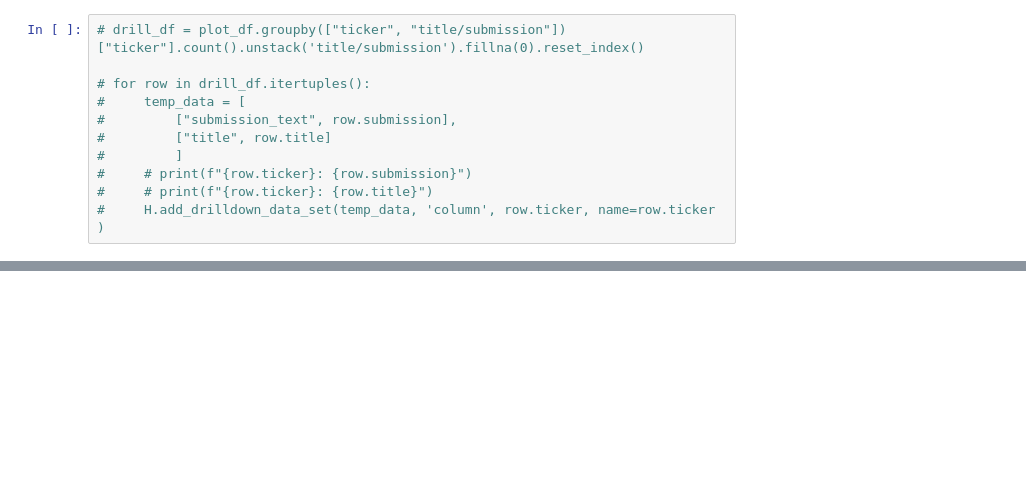
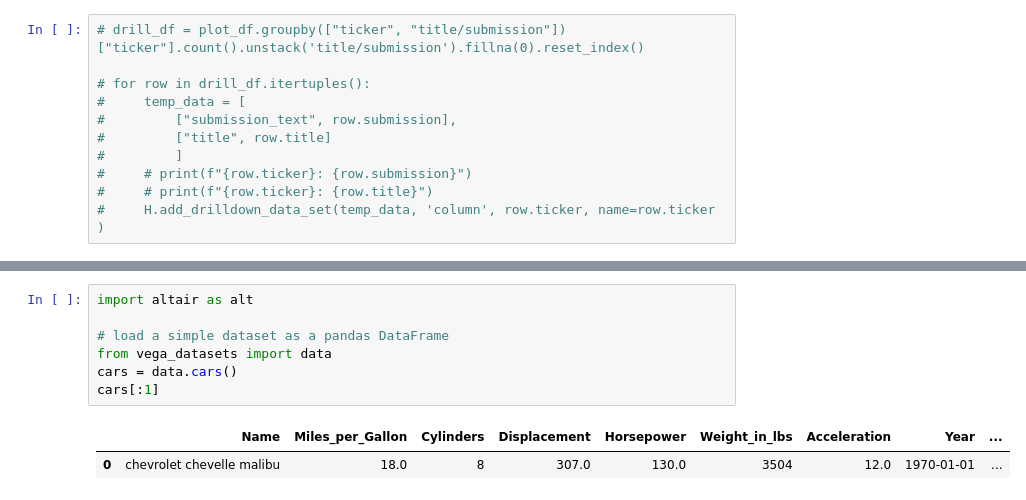
Before and after one commit to kennybui-data-ai/wallstreetbets, a Jupyter notebook: tools/adhoc.ipynb, the cells around one changed output, grey strips where cells are left out. Cells and saved outputs as stored; diff of their text form; blank space fills up the shorter version.

Commit message:
altair chart :)

```diff
--- a/tools/adhoc.ipynb
+++ b/tools/adhoc.ipynb
@@ -446,0 +238,10 @@ NameError: name 'stack_df' is not defined
+# %%
+import altair as alt
+
+# load a simple dataset as a pandas DataFrame
+from vega_datasets import data
+cars = data.cars()
+cars[:1]
+# %% [output]
+|  | Name | Miles_per_Gallon | Cylinders | Displacement | Horsepower | Weight_in_lbs | Acceleration | Year | ... |
+| 0 | chevrolet chevelle malibu | 18.0 | 8 | 307.0 | 130.0 | 3504 | 12.0 | 1970-01-01 | ... |
```
Also changed, not shown: parts of 15 cells of this notebook, 7 other files.
